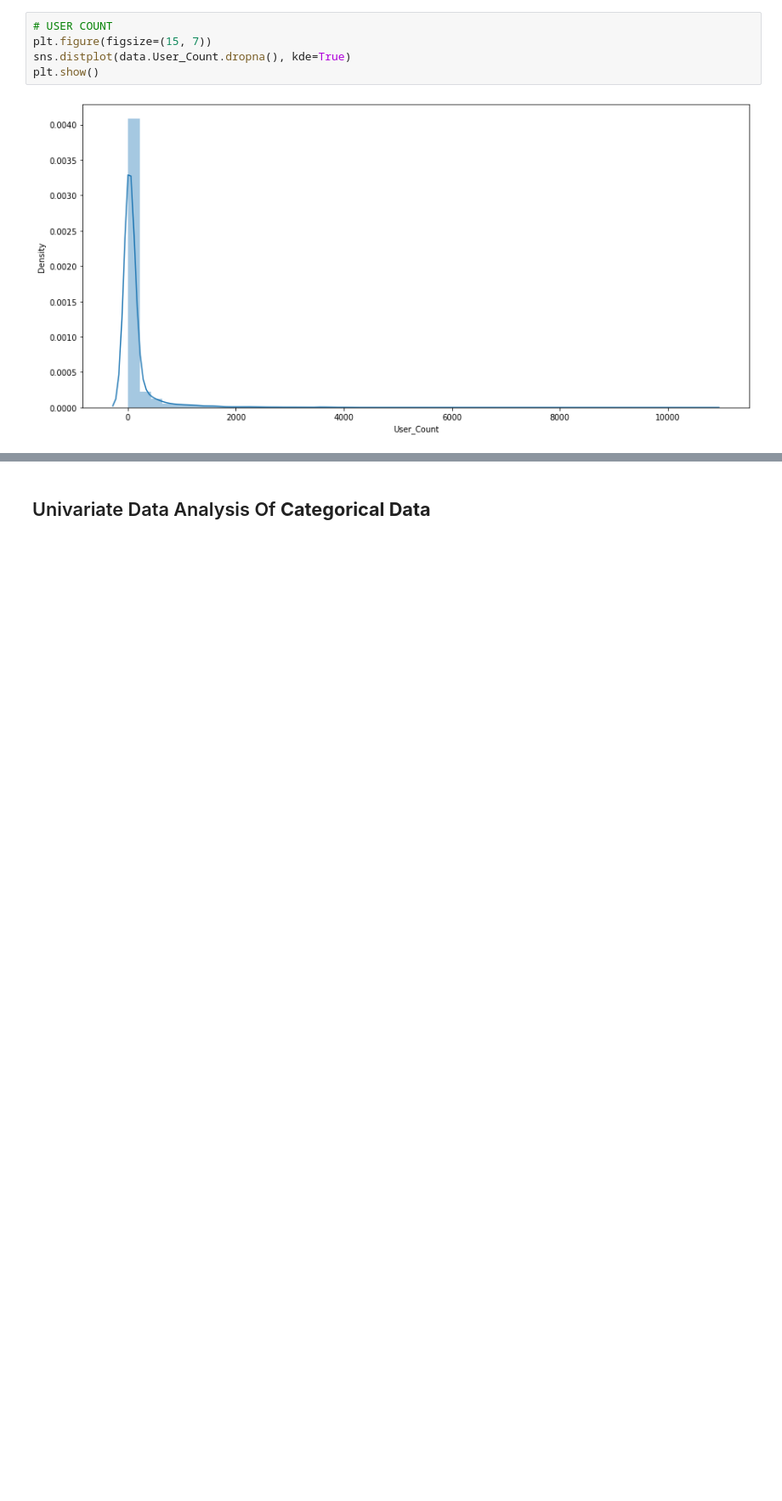
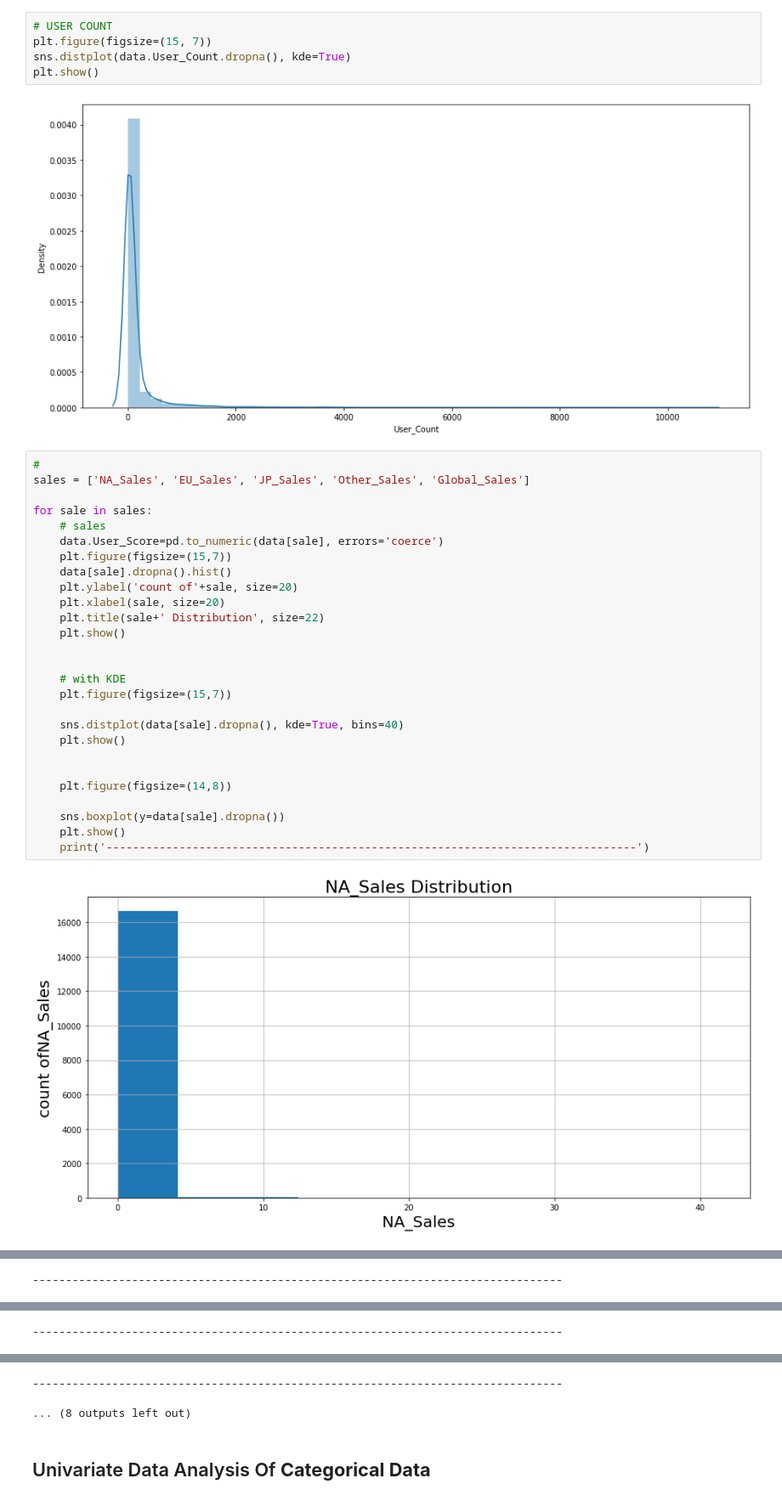
Before and after one commit to rushikeshnaik779/EDA, a Jupyter notebook: Video_Games_Sales.ipynb, the cells around one changed output, grey strips where cells are left out. Shown at 85% size. Drawn from its saved outputs; the diff is of its cells as text; blank space fills up the shorter version.

```diff
--- a/Video_Games_Sales.ipynb
+++ b/Video_Games_Sales.ipynb
@@ -264,3 +263,32 @@ sns.distplot(data.User_Count.dropna(), kde=True)
 plt.show()
 # %% [output]
 [figure]
+# %%
+#
+sales = ['NA_Sales', 'EU_Sales', 'JP_Sales', 'Other_Sales', 'Global_Sales']
+
+for sale in sales:
+    # sales
+    data.User_Score=pd.to_numeric(data[sale], errors='coerce')
+    plt.figure(figsize=(15,7))
+    data[sale].dropna().hist()
+    plt.ylabel('count of'+sale, size=20)
+    plt.xlabel(sale, size=20)
+    plt.title(sale+' Distribution', size=22)
+    plt.show()
+
+
+    # with KDE
+    plt.figure(figsize=(15,7))
+
+    sns.distplot(data[sale].dropna(), kde=True, bins=40)
+    plt.show()
+
+
+    plt.figure(figsize=(14,8))
+
+    sns.boxplot(y=data[sale].dropna())
+    plt.show()
+    print('--------------------------------------------------------------------------------')
+# %% [output]
+[figure, added]
@@ -266,0 +297 @@ plt.show()
+--------------------------------------------------------------------------------
@@ -266,0 +301 @@ plt.show()
+--------------------------------------------------------------------------------
@@ -267,3 +305,5 @@ plt.show()
+--------------------------------------------------------------------------------
+... (8 outputs left out)
 # %% [markdown]
 ## Univariate Data Analysis Of **Categorical Data**
 # %%
```
Also changed, not shown: parts of 13 cells of this notebook.
